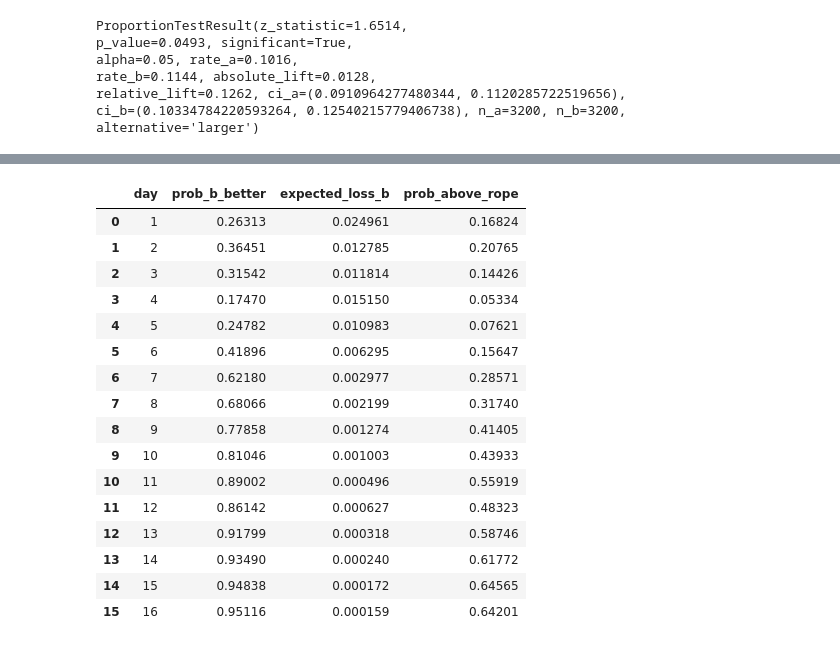
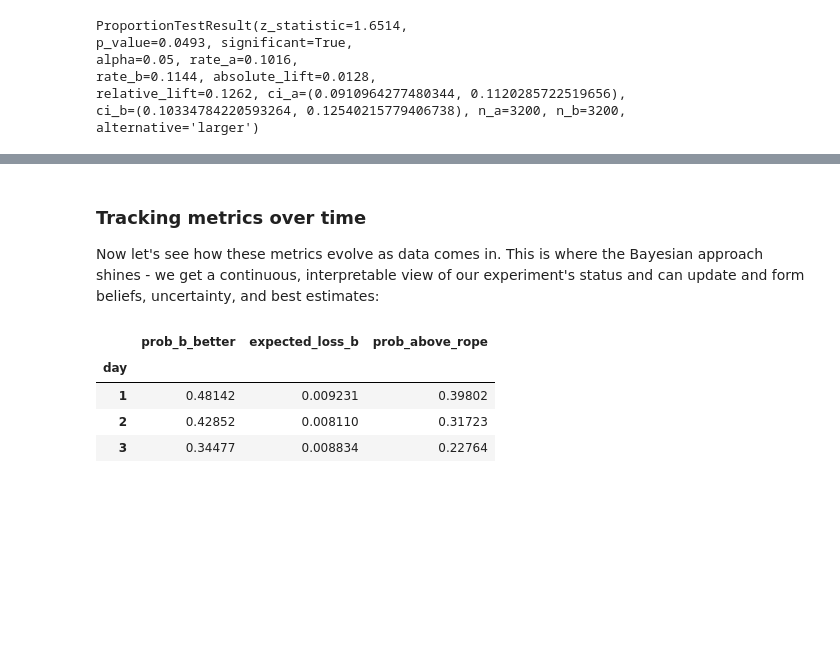
Before and after one commit to moltaire/bayesian-ab-testing, a Jupyter notebook: index.ipynb, the cells around one changed output, grey strips where cells are left out. Drawn from its saved outputs; the diff is of its cells as text; code cells hidden in the pictures; blank space fills up the shorter version.

Commit message:
updated blog post and package, including tests

```diff
--- a/index.ipynb
+++ b/index.ipynb
@@ -308,12 +228,0 @@ Maybe we deem a range of ±1% of change not really relevant (we're looking for a
-# %%
-# Region of Practical Equivalence (ROPE)
-# We define a range where differences don't matter practically
-
-rope_width = 0.01  # ±1 percentage point
-
-# Compute the difference in sign-up rates
-diff_samples = samples_b - samples_a
-
-# P(difference > ROPE) = P(new design is meaningfully better)
-prob_above_rope = np.mean(diff_samples > rope_width)
-print(f"P(new design > control + {rope_width:.0%}) = {prob_above_rope:.1%}")
@@ -325,18 +228,0 @@ This might make a lot of sense in a business setting, because it makes your deci
-# %%
-# Expected Loss: opportunity cost of choosing wrong variant
-# If we pick A but B is better, we lose (p_B - p_A) per visitor
-
-# Loss from choosing A (control): how much we lose if B was actually better
-loss_if_choose_a = np.maximum(samples_b - samples_a, 0)
-expected_loss_a = np.mean(loss_if_choose_a)
-
-# Loss from choosing B (new design): how much we lose if A was actually better
-loss_if_choose_b = np.maximum(samples_a - samples_b, 0)
-expected_loss_b = np.mean(loss_if_choose_b)
-
-print(
-    f"Expected loss if we choose control:    {expected_loss_a:.4f} ({expected_loss_a:.2%} per visitor)"
-)
-print(
-    f"Expected loss if we choose new design: {expected_loss_b:.4f} ({expected_loss_b:.2%} per visitor)"
-)
@@ -349,56 +402,51 @@ Now let's do the Bayesian updating procedure over the course of each day and kee
+# %% [markdown]
+### Tracking metrics over time
+
+Now let's see how these metrics evolve as data comes in. This is where the Bayesian approach shines - we get a continuous, interpretable view of our experiment's status and can update and form beliefs, uncertainty, and best estimates:
 # %%
 # Bayesian sequential updating: track metrics day by day
-n_samples = 100_000
+
+n_samples = 100_000  # for Monte Carlo estimation
 results = []
+
+rope_width = 0.005  # Define region of Practical Equivalence
 
 for day in range(1, n_days + 1):
     # Get cumulative data up to this day
     data_day = data.query("day == @day")
 
     n_a = data_day.query("variant == 'A'")["n_cum"].values[0]
     n_b = data_day.query("variant == 'B'")["n_cum"].values[0]
     conv_a = data_day.query("variant == 'A'")["conversions_cum"].values[0]
     conv_b = data_day.query("variant == 'B'")["conversions_cum"].values[0]
 
-    # Posterior distributions (Beta with uniform prior: alpha=1, beta=1)
-    post_a = stats.beta(1 + conv_a, 1 + n_a - conv_a)
-    post_b = stats.beta(1 + conv_b, 1 + n_b - conv_b)
+    # Posterior distributions with informative prior for control
+    post_a = stats.beta(prior_control_alpha + conv_a, prior_control_beta + n_a - conv_a)
+    post_b = stats.beta(prior_new_alpha + conv_b, prior_new_beta + n_b - conv_b)
 
     # Sample from posteriors
     samples_a = post_a.rvs(n_samples)
     samples_b = post_b.rvs(n_samples)
 
     # Compute metrics
     prob_b_better = np.mean(samples_b > samples_a)
     expected_loss_b = np.mean(np.maximum(samples_a - samples_b, 0))
     prob_above_rope = np.mean((samples_b - samples_a) > rope_width)
 
     results.append(
         {
             "day": day,
             "prob_b_better": prob_b_better,
             "expected_loss_b": expected_loss_b,
             "prob_above_rope": prob_above_rope,
         }
     )
 
 results_df = pd.DataFrame(results)
-results_df.head(20)
+results_df.set_index("day").head(3)
 # %% [output]
-|  | day | prob_b_better | expected_loss_b | prob_above_rope |
-| 0 | 1 | 0.26313 | 0.024961 | 0.16824 |
-| 1 | 2 | 0.36451 | 0.012785 | 0.20765 |
-| 2 | 3 | 0.31542 | 0.011814 | 0.14426 |
-| 3 | 4 | 0.17470 | 0.015150 | 0.05334 |
-| 4 | 5 | 0.24782 | 0.010983 | 0.07621 |
-| 5 | 6 | 0.41896 | 0.006295 | 0.15647 |
-| 6 | 7 | 0.62180 | 0.002977 | 0.28571 |
-| 7 | 8 | 0.68066 | 0.002199 | 0.31740 |
-| 8 | 9 | 0.77858 | 0.001274 | 0.41405 |
-| 9 | 10 | 0.81046 | 0.001003 | 0.43933 |
-| 10 | 11 | 0.89002 | 0.000496 | 0.55919 |
-| 11 | 12 | 0.86142 | 0.000627 | 0.48323 |
-| 12 | 13 | 0.91799 | 0.000318 | 0.58746 |
-| 13 | 14 | 0.93490 | 0.000240 | 0.61772 |
-| 14 | 15 | 0.94838 | 0.000172 | 0.64565 |
-| 15 | 16 | 0.95116 | 0.000159 | 0.64201 |
+|  | prob_b_better | expected_loss_b | prob_above_rope |
+| day |  |  |  |
+| 1 | 0.48142 | 0.009231 | 0.39802 |
+| 2 | 0.42852 | 0.008110 | 0.31723 |
+| 3 | 0.34477 | 0.008834 | 0.22764 |
```
Also changed, not shown: parts of 32 cells of this notebook, 13 other files.
